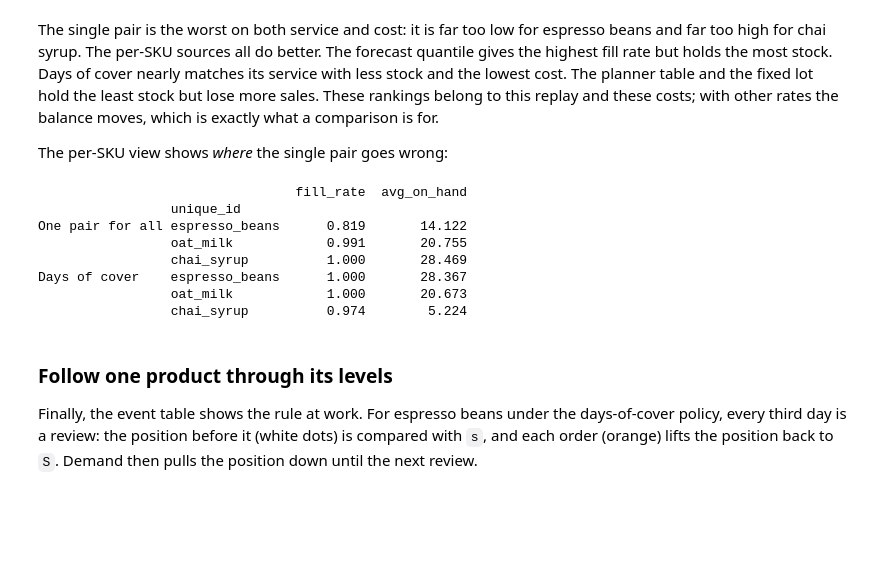
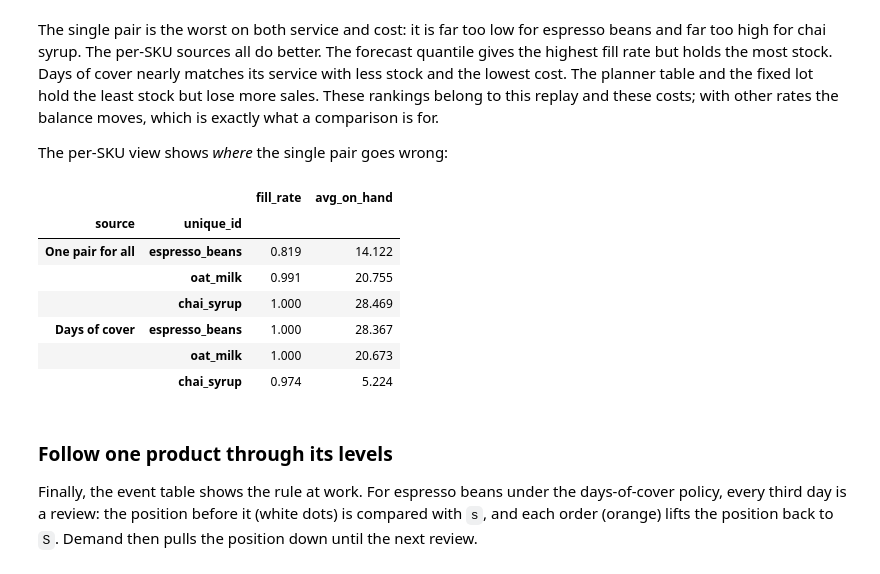
Before and after one commit to FilTheo/stockcast, a Jupyter notebook: examples/notebooks/05g_reorder_point_sources.ipynb, the cells around one changed output. Saved outputs shown, nothing was run; the diff lists cells and outputs as text; code cells hidden in the pictures; blank space fills up the shorter version.

```diff
--- a/examples/notebooks/05g_reorder_point_sources.ipynb
+++ b/examples/notebooks/05g_reorder_point_sources.ipynb
@@ -363,22 +453,30 @@ The single pair is the worst on both service and cost: it is far too low for esp
 
 The per-SKU view shows *where* the single pair goes wrong:
 # %%
-per_sku = pd.concat({
-    label: InventoryEvaluator().fit(comparison[label]).evaluate(
-        [fill_rate, avg_on_hand], groupby=['unique_id'],
-    ).set_index('unique_id')
-    for label in ['One pair for all', 'Days of cover']
-})
-print(per_sku.round(3).to_string())
+per_sku_frames = []
+for label in ["One pair for all", "Days of cover"]:
+    evaluator = InventoryEvaluator()
+    evaluator.fit(comparison[label])
+    per_sku_frames.append(
+        evaluator.evaluate([fill_rate, avg_on_hand], groupby=["unique_id"]).assign(
+            source=label
+        )
+    )
+per_sku = pd.concat(per_sku_frames, ignore_index=True).set_index(
+    ["source", "unique_id"]
+)
+
+with pd.option_context("display.float_format", "{:.3f}".format):
+    display(per_sku)
 # %% [output]
-                                 fill_rate  avg_on_hand
-                 unique_id
-One pair for all espresso_beans      0.819       14.122
-                 oat_milk            0.991       20.755
-                 chai_syrup          1.000       28.469
-Days of cover    espresso_beans      1.000       28.367
-                 oat_milk            1.000       20.673
-                 chai_syrup          0.974        5.224
+|  |  | fill_rate | avg_on_hand |
+| source | unique_id |  |  |
+| One pair for all | espresso_beans | 0.819 | 14.122 |
+|  | oat_milk | 0.991 | 20.755 |
+|  | chai_syrup | 1.000 | 28.469 |
+| Days of cover | espresso_beans | 1.000 | 28.367 |
+|  | oat_milk | 1.000 | 20.673 |
+|  | chai_syrup | 0.974 | 5.224 |
 # %% [markdown]
 ### Follow one product through its levels
 
```
Also changed, not shown: parts of 27 cells of this notebook.
